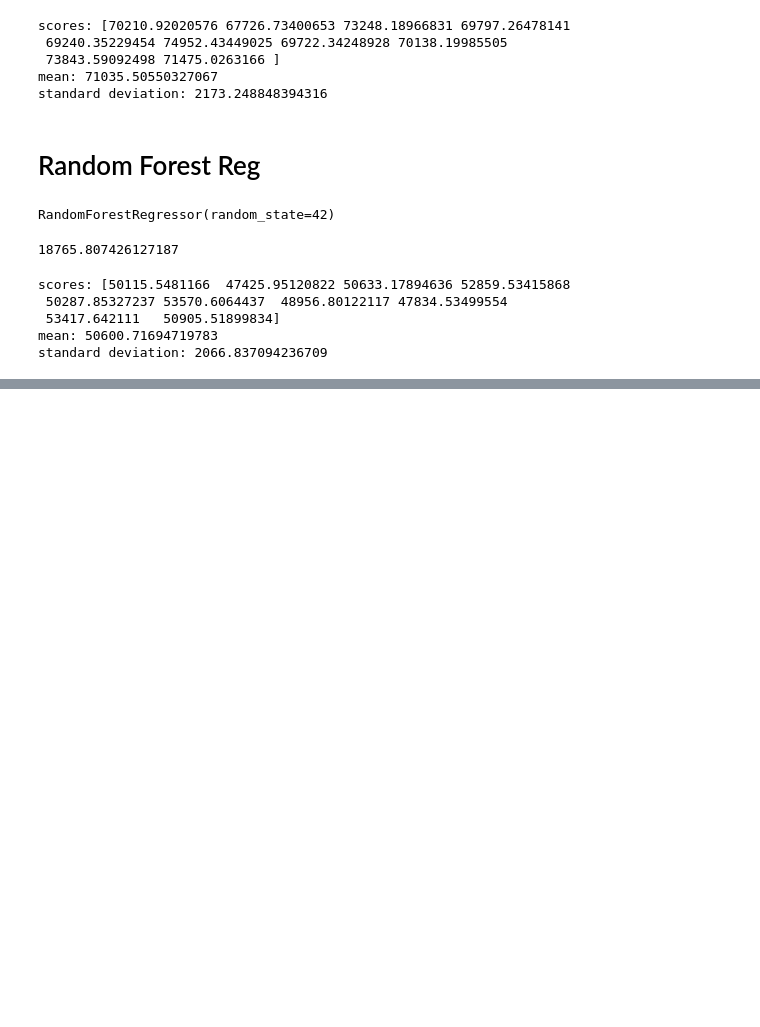
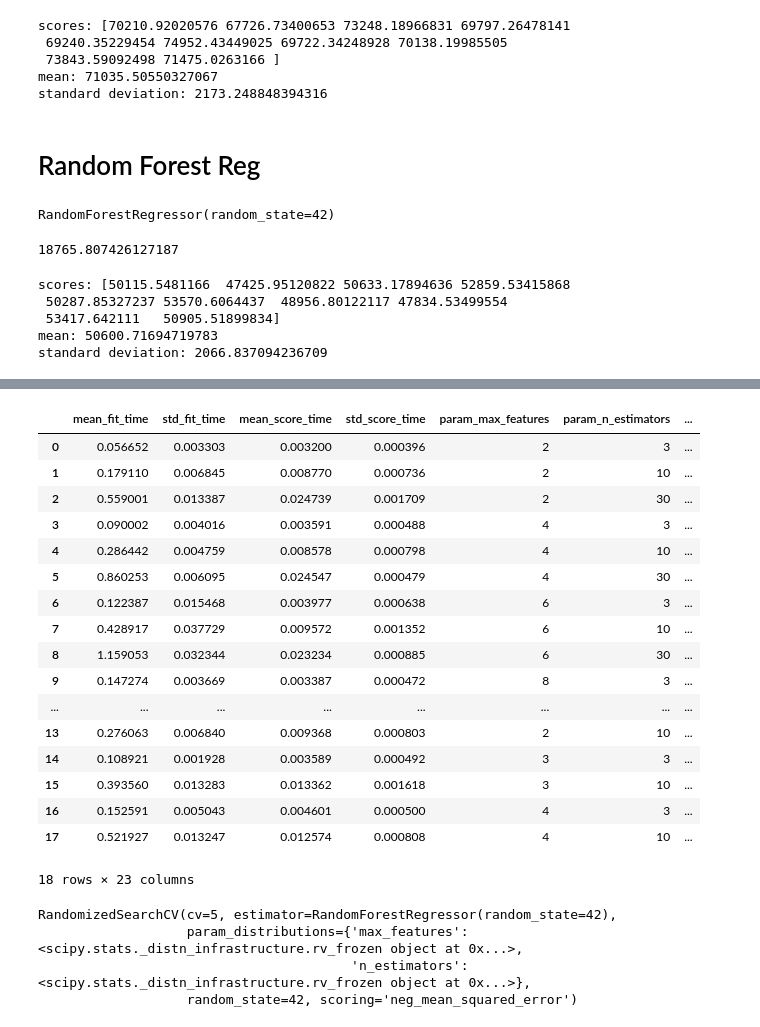
Before and after one commit to jubaljacob/Housing_ml, a Jupyter notebook: Housing_ML.ipynb, the cells around one changed output, grey strips where cells are left out. Cells and saved outputs as stored; diff of their text form; code cells hidden in the pictures; blank space fills up the shorter version.

```diff
--- a/Housing_ML.ipynb
+++ b/Housing_ML.ipynb
@@ -627,0 +682,40 @@ standard deviation: 2066.837094236709
+# %%
+pd.DataFrame(grid_search.cv_results_)
+# %% [output]
+|  | mean_fit_time | std_fit_time | mean_score_time | std_score_time | param_max_features | param_n_estimators | ... |
+| 0 | 0.056652 | 0.003303 | 0.003200 | 0.000396 | 2 | 3 | ... |
+| 1 | 0.179110 | 0.006845 | 0.008770 | 0.000736 | 2 | 10 | ... |
+| 2 | 0.559001 | 0.013387 | 0.024739 | 0.001709 | 2 | 30 | ... |
+| 3 | 0.090002 | 0.004016 | 0.003591 | 0.000488 | 4 | 3 | ... |
+| 4 | 0.286442 | 0.004759 | 0.008578 | 0.000798 | 4 | 10 | ... |
+| 5 | 0.860253 | 0.006095 | 0.024547 | 0.000479 | 4 | 30 | ... |
+| 6 | 0.122387 | 0.015468 | 0.003977 | 0.000638 | 6 | 3 | ... |
+| 7 | 0.428917 | 0.037729 | 0.009572 | 0.001352 | 6 | 10 | ... |
+| 8 | 1.159053 | 0.032344 | 0.023234 | 0.000885 | 6 | 30 | ... |
+| 9 | 0.147274 | 0.003669 | 0.003387 | 0.000472 | 8 | 3 | ... |
+| ... | ... | ... | ... | ... | ... | ... | ... |
+| 13 | 0.276063 | 0.006840 | 0.009368 | 0.000803 | 2 | 10 | ... |
+| 14 | 0.108921 | 0.001928 | 0.003589 | 0.000492 | 3 | 3 | ... |
+| 15 | 0.393560 | 0.013283 | 0.013362 | 0.001618 | 3 | 10 | ... |
+| 16 | 0.152591 | 0.005043 | 0.004601 | 0.000500 | 4 | 3 | ... |
+| 17 | 0.521927 | 0.013247 | 0.012574 | 0.000808 | 4 | 10 | ... |
+18 rows × 23 columns
+# %%
+from sklearn.model_selection import RandomizedSearchCV
+from scipy.stats import randint
+
+param_distribs = {
+    "n_estimators": randint(low=1, high = 200),
+    "max_features": randint(low=1, high = 8),
+}
+
+forest_reg = RandomForestRegressor(random_state=42)
+rnd_search = RandomizedSearchCV(forest_reg, param_distributions=param_distribs,n_iter=10, cv=5,
+                                scoring='neg_mean_squared_error',random_state=42)
+
+rnd_search.fit(train_data, train_labels)
+# %% [output]
+RandomizedSearchCV(cv=5, estimator=RandomForestRegressor(random_state=42),
+                   param_distributions={'max_features': <scipy.stats._distn_infrastructure.rv_frozen object at 0x...>,
+                                        'n_estimators': <scipy.stats._distn_infrastructure.rv_frozen object at 0x...>},
+                   random_state=42, scoring='neg_mean_squared_error')
```
Also changed, not shown: parts of 11 cells of this notebook.
